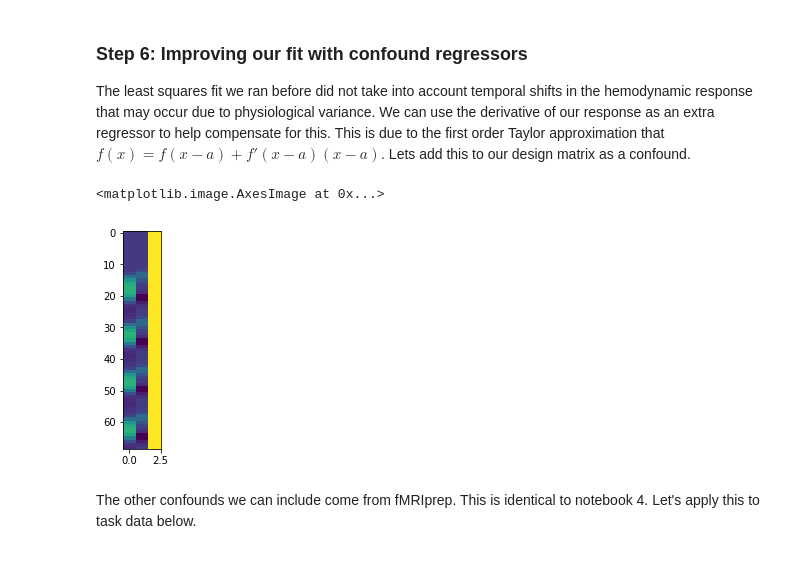
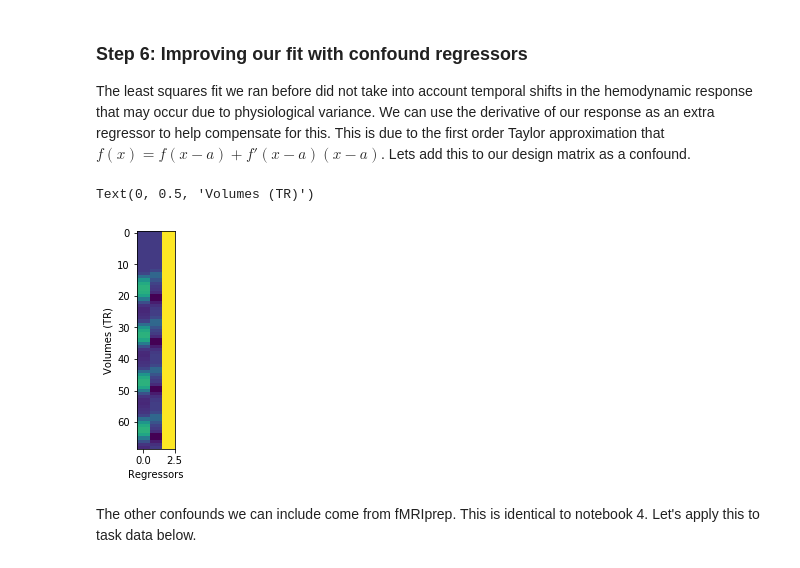
Before and after one commit to carpentries-incubator/SDC-BIDS-fMRI, a Jupyter notebook: bin/05a_general-linear-model-task-based_solutions.ipynb, the cells around one changed output. Saved outputs shown, nothing was run; the diff lists cells and outputs as text; code cells hidden in the pictures.

```diff
--- a/bin/05a_general-linear-model-task-based_solutions.ipynb
+++ b/bin/05a_general-linear-model-task-based_solutions.ipynb
@@ -244,10 +265,12 @@ The least squares fit we ran before did not take into account temporal shifts in
 # %%
 X = np.stack((task_convolved, np.diff(np.append(task_convolved, 0)), np.ones_like(task_convolved)),axis=1)
 plt.figure()
 plt.imshow(X[1:70,:], aspect=0.25)
+plt.xlabel('Regressors')
+plt.ylabel('Volumes (TR)')
 # %% [output]
-<matplotlib.image.AxesImage at 0x...>
+Text(0, 0.5, 'Volumes (TR)')
-[figure, old version]
+[figure, new version]
 # %% [markdown]
 The other confounds we can include come from fMRIprep. This is identical to notebook 4. Let's apply this to task data below.
 # %%
```
Also changed, not shown: parts of 5 cells of this notebook.
